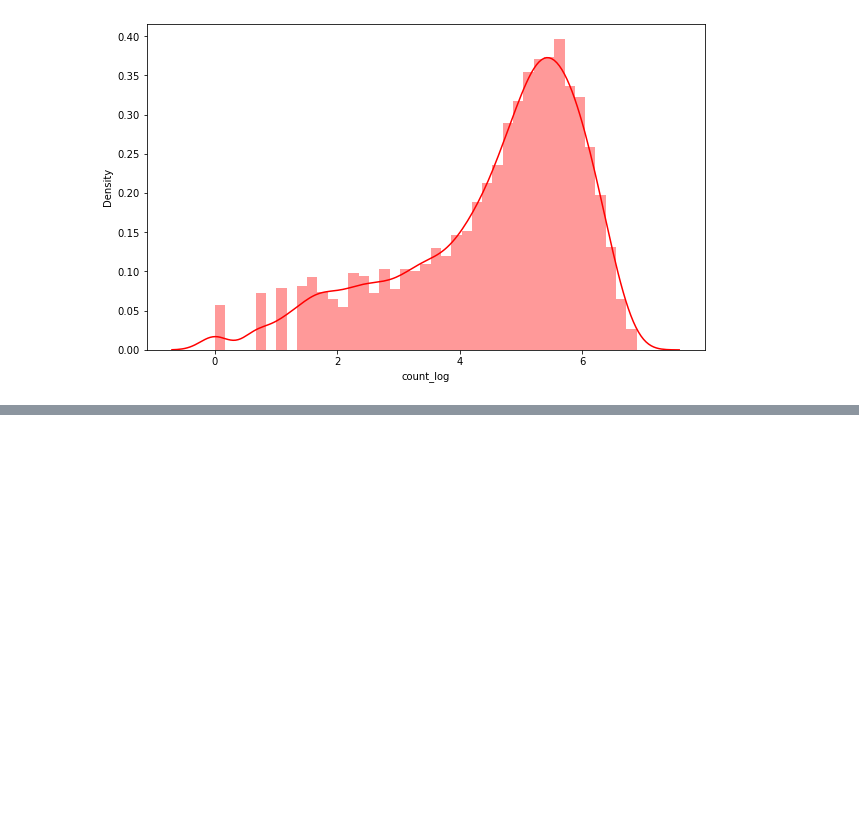
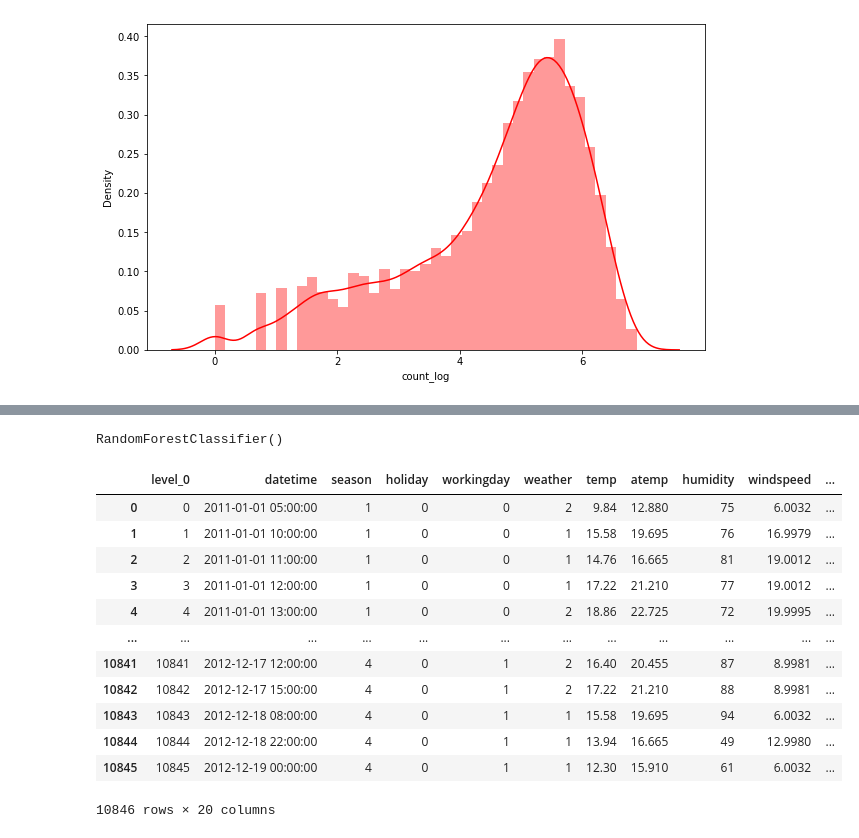
Before and after one commit to inhye6-6/analysis, a Jupyter notebook: kaggle/bike-sharing-demand/bike_sharing_demand.ipynb, the cells around one changed output, grey strips where cells are left out. Saved outputs shown, nothing was run; the diff lists cells and outputs as text; code cells hidden in the pictures; blank space fills up the shorter version.

```diff
--- a/kaggle/bike-sharing-demand/bike_sharing_demand.ipynb
+++ b/kaggle/bike-sharing-demand/bike_sharing_demand.ipynb
@@ -330,0 +349,30 @@ train.drop('count',axis=1,inplace=True)
+# %%
+rf_wind = RandomForestClassifier()
+rf_wind.fit(df[col],df['windspeed'])
+wind0 = rf_wind.predict(X=target[col])
+# %% [output]
+RandomForestClassifier()
+# %%
+target["windspeed"]=wind0
+# %%
+data = df.append(target)
+# %%
+data['windspeed']=data['windspeed'].astype('float')
+# %%
+data.drop("index",inplace=True,axis=1)
+# %%
+data
+# %% [output]
+|  | level_0 | datetime | season | holiday | workingday | weather | temp | atemp | humidity | windspeed | ... |
+| 0 | 0 | 2011-01-01 05:00:00 | 1 | 0 | 0 | 2 | 9.84 | 12.880 | 75 | 6.0032 | ... |
+| 1 | 1 | 2011-01-01 10:00:00 | 1 | 0 | 0 | 1 | 15.58 | 19.695 | 76 | 16.9979 | ... |
+| 2 | 2 | 2011-01-01 11:00:00 | 1 | 0 | 0 | 1 | 14.76 | 16.665 | 81 | 19.0012 | ... |
+| 3 | 3 | 2011-01-01 12:00:00 | 1 | 0 | 0 | 1 | 17.22 | 21.210 | 77 | 19.0012 | ... |
+| 4 | 4 | 2011-01-01 13:00:00 | 1 | 0 | 0 | 2 | 18.86 | 22.725 | 72 | 19.9995 | ... |
+| ... | ... | ... | ... | ... | ... | ... | ... | ... | ... | ... | ... |
+| 10841 | 10841 | 2012-12-17 12:00:00 | 4 | 0 | 1 | 2 | 16.40 | 20.455 | 87 | 8.9981 | ... |
+| 10842 | 10842 | 2012-12-17 15:00:00 | 4 | 0 | 1 | 2 | 17.22 | 21.210 | 88 | 8.9981 | ... |
+| 10843 | 10843 | 2012-12-18 08:00:00 | 4 | 0 | 1 | 1 | 15.58 | 19.695 | 94 | 6.0032 | ... |
+| 10844 | 10844 | 2012-12-18 22:00:00 | 4 | 0 | 1 | 1 | 13.94 | 16.665 | 49 | 12.9980 | ... |
+| 10845 | 10845 | 2012-12-19 00:00:00 | 4 | 0 | 1 | 1 | 12.30 | 15.910 | 61 | 6.0032 | ... |
+10846 rows × 20 columns
```
Also changed, not shown: parts of 5 cells of this notebook.
